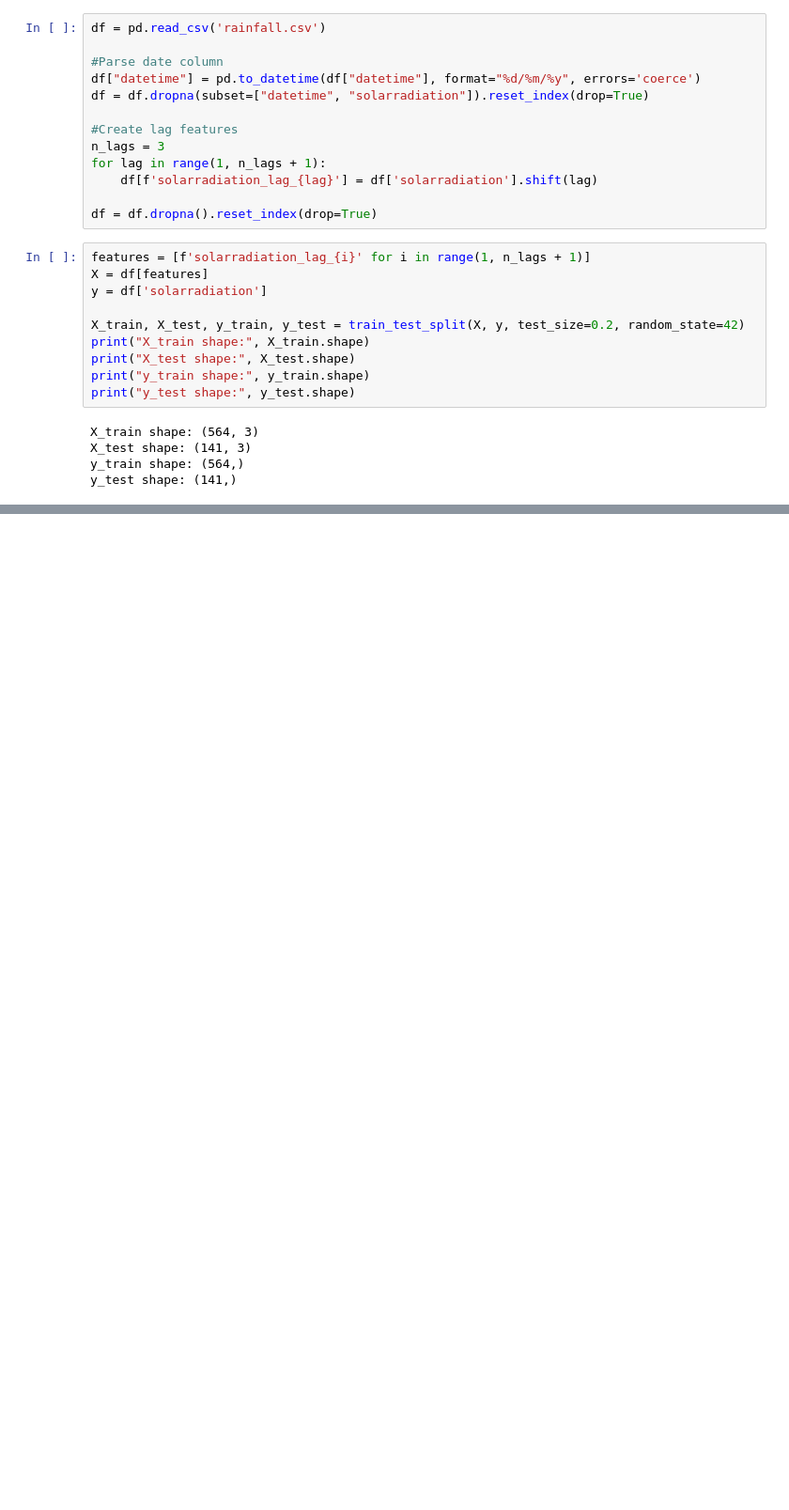
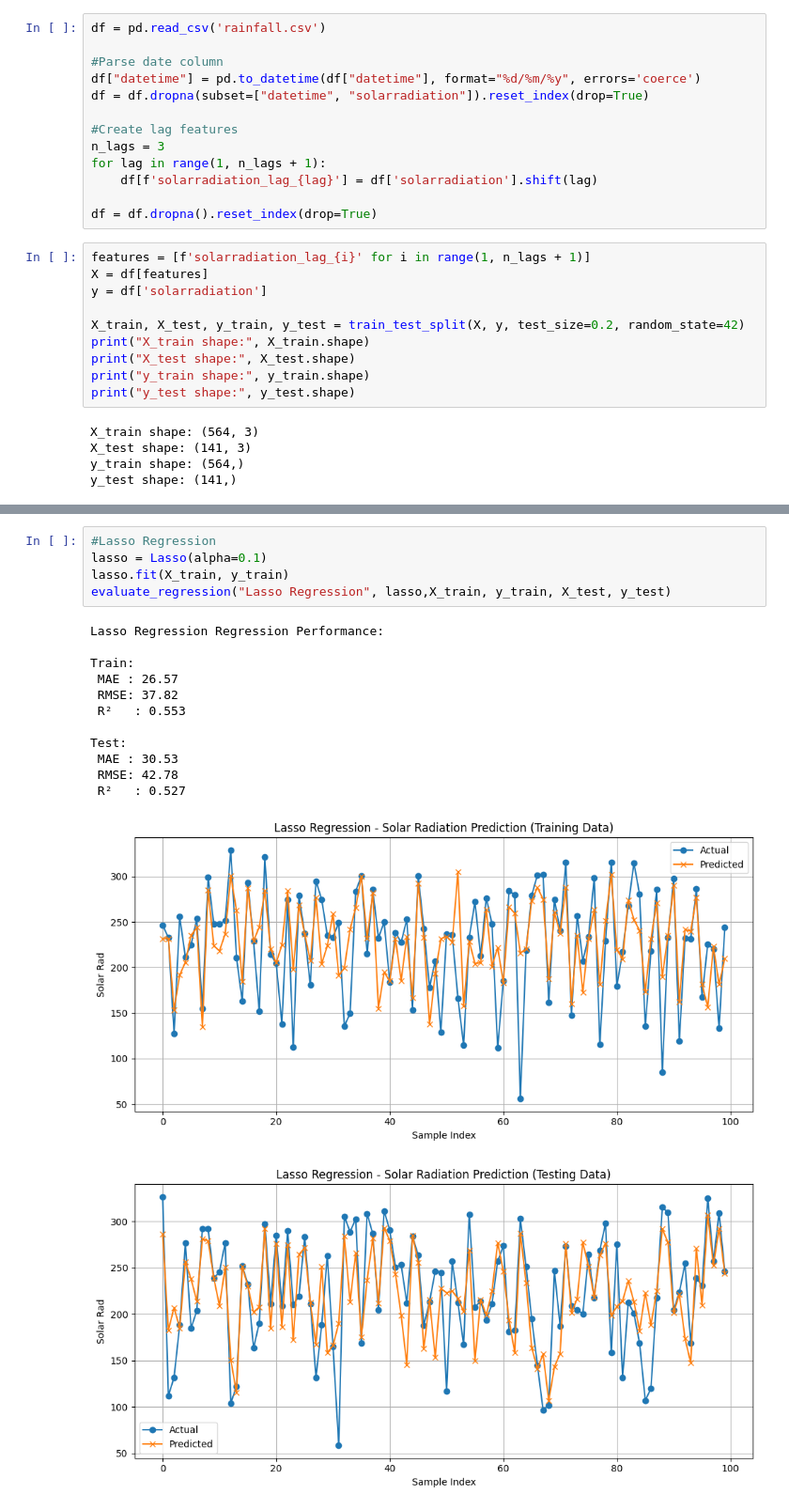
Before and after one commit to Shahaanb/ML-Weather-Model-Comparison, a Jupyter notebook: Different_Features/Solar_Radiation.ipynb, the cells around one changed output, grey strips where cells are left out. Shown at 94% size. Saved outputs shown, nothing was run; the diff lists cells and outputs as text; blank space fills up the shorter version.

```diff
--- a/Different_Features/Solar_Radiation.ipynb
+++ b/Different_Features/Solar_Radiation.ipynb
@@ -40,0 +111,19 @@ y_test shape: (141,)
+# %%
+#Lasso Regression
+lasso = Lasso(alpha=0.1)
+lasso.fit(X_train, y_train)
+evaluate_regression("Lasso Regression", lasso,X_train, y_train, X_test, y_test)
+# %% [output]
+Lasso Regression Regression Performance:
+
+Train:
+ MAE : 26.57
+ RMSE: 37.82
+ R²   : 0.553
+
+Test:
+ MAE : 30.53
+ RMSE: 42.78
+ R²   : 0.527
+[figure, added]
+[figure, added]
```
Also changed, not shown: parts of 7 cells of this notebook, 1 other file.
